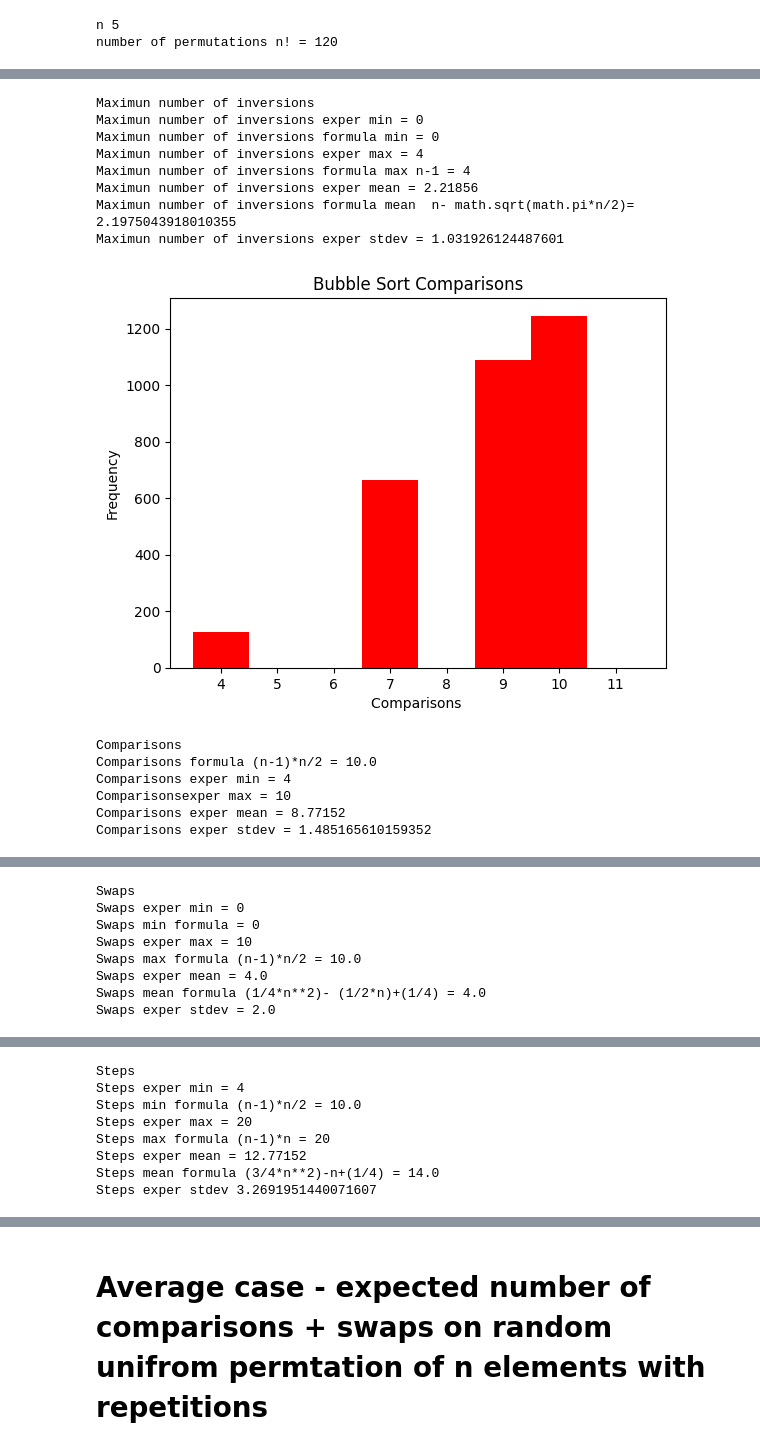
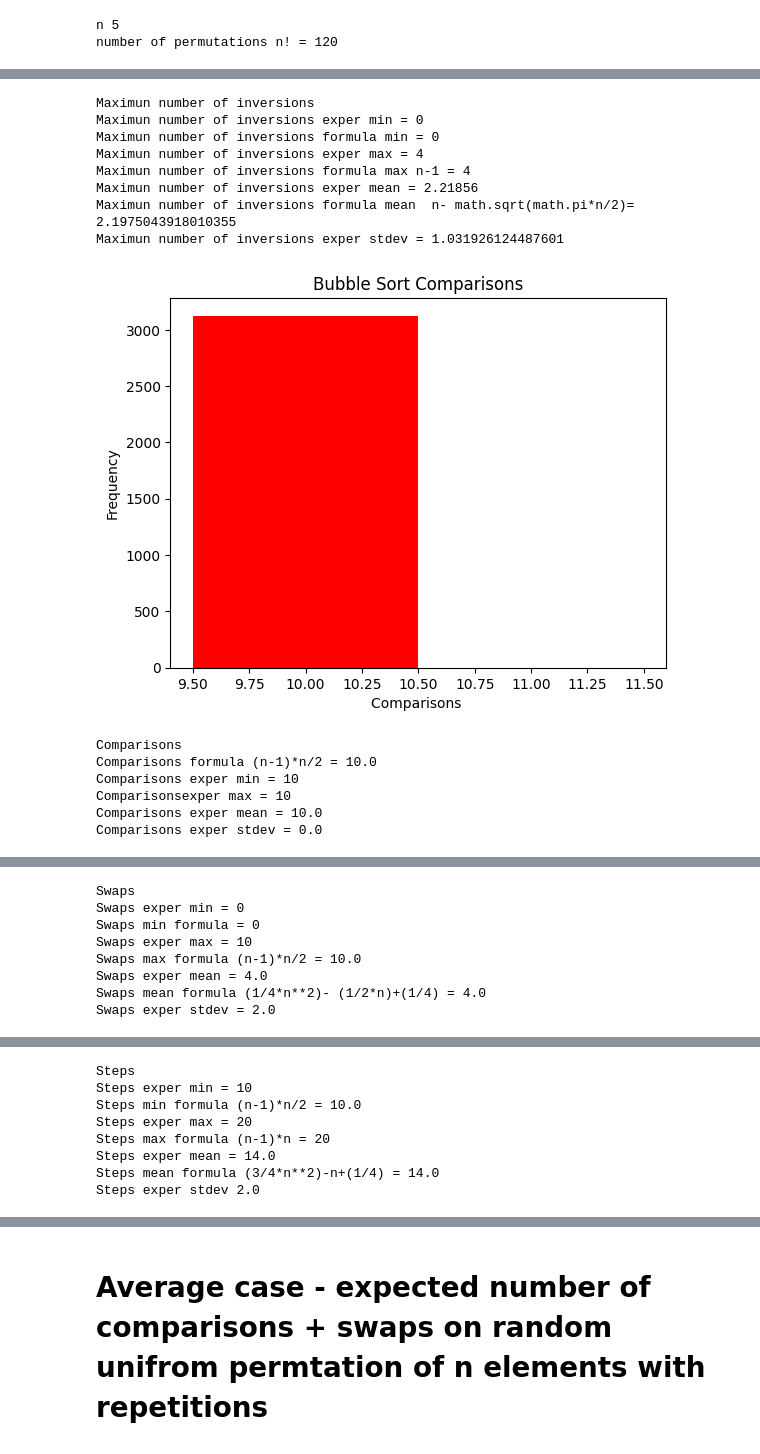
Before and after one commit to jcorredorca/AlgorithmsUN2023I, a Jupyter notebook: Lab 8/BubbleSortOptDistributionWithRepGroup8.ipynb, the cells around one changed output, grey strips where cells are left out. Cells and saved outputs as stored; diff of their text form; code cells hidden in the pictures.

```diff
--- a/Lab 8/BubbleSortOptDistributionWithRepGroup8.ipynb
+++ b/Lab 8/BubbleSortOptDistributionWithRepGroup8.ipynb
@@ -50,0 +544,22 @@ def maxinversions(arr):
+# %%
+# https://www.geeksforgeeks.org/bubble-sort/ no optimized adding only a steps counter, also fixing "for i in range(n-1):"
+
+def bubbleSortNotOptSteps(arr):
+
+    steps = 0
+    n = len(arr)
+
+    # Traverse through all array elements
+    for i in range(n-1):
+
+        # Last i elements are already in place
+        for j in range(0, n-i-1):
+
+            # traverse the array from 0 to n-i-1
+            # Swap if the element found is greater
+            # than the next element
+            steps +=1
+            if arr[j] > arr[j+1] :
+                arr[j], arr[j+1] = arr[j+1], arr[j]
+                steps +=1
+    return(steps)
@@ -50,0 +847,12 @@ def maxinversions(arr):
+# %%
+from itertools import product
+
+n=3
+perm = product(range(1,n+1), repeat = n)
+
+c=0
+for i in perm:
+    print(i)
+    c+=1
+
+print(c)
@@ -67,7 +893,7 @@ maxinvs = []
 for i in perm:
     i = list(i)
     maxinvs.append(maxinversions(i))
-    c,sw,st,p = bubbleSortOptAllCounters(i)
+    c,sw,st,p = bubbleSortNotOptAllCounters(i)
     comps.append(c)
     swaps.append(sw)
     steps.append(st)
@@ -219,7 +1045,7 @@ maxinvs = []
 for i in perm:
     i = list(i)
     maxinvs.append(maxinversions(i))
-    c,sw,st,p = bubbleSortOptAllCounters(i)
+    c,sw,st,p = bubbleSortNotOptAllCounters(i)
     comps.append(c)
     swaps.append(sw)
     steps.append(st)
@@ -293,40 +1119,40 @@ print("Steps max formula (n-1)*n =",(n-1)*n)
 print("Steps exper mean =",np.mean(steps))
 print("Steps mean formula (3/4*n**2)-n+(1/4) =",(3/4*n**2)-n+(1/4))
 print("Steps exper stdev",np.std(steps))
 print()
 
 b = np.array(range(min(passes)-1,max(passes)+2) ) +0.5
 plt.hist(passes,bins=b,color="brown")
 plt.title("Bubble Sort Passes")
 plt.xlabel("Passes")
 plt.ylabel("Frequency")
 plt.show()
 
 print("Passes")
 print("Passes formula (n-1) =",(n-1))
 print("Passes exper min =",min(passes))
 print("Passes exper max =",max(passes))
 print("Passes exper mean =",np.mean(passes))
 print("Passes exper stdev",np.std(passes))
 # %% [output]
 n 5
 number of permutations n! = 120
 [figure]
 Maximun number of inversions
 Maximun number of inversions exper min = 0
 Maximun number of inversions formula min = 0
 Maximun number of inversions exper max = 4
 Maximun number of inversions formula max n-1 = 4
 Maximun number of inversions exper mean = 2.21856
 Maximun number of inversions formula mean  n- math.sqrt(math.pi*n/2)= 2.1975043918010355
 Maximun number of inversions exper stdev = 1.031926124487601
-[figure, old version]
+[figure, new version]
 Comparisons
 Comparisons formula (n-1)*n/2 = 10.0
-Comparisons exper min = 4
+Comparisons exper min = 10
 Comparisonsexper max = 10
-Comparisons exper mean = 8.77152
-Comparisons exper stdev = 1.485165610159352
+Comparisons exper mean = 10.0
+Comparisons exper stdev = 0.0
 [figure]
 Swaps
 Swaps exper min = 0
@@ -340,8 +1166,8 @@ Swaps exper stdev = 2.0
 Steps
-Steps exper min = 4
+Steps exper min = 10
 Steps min formula (n-1)*n/2 = 10.0
 Steps exper max = 20
 Steps max formula (n-1)*n = 20
-Steps exper mean = 12.77152
+Steps exper mean = 14.0
 Steps mean formula (3/4*n**2)-n+(1/4) = 14.0
-Steps exper stdev 3.2691951440071607
+Steps exper stdev 2.0
```
Also changed, not shown: parts of 29 cells of this notebook.
